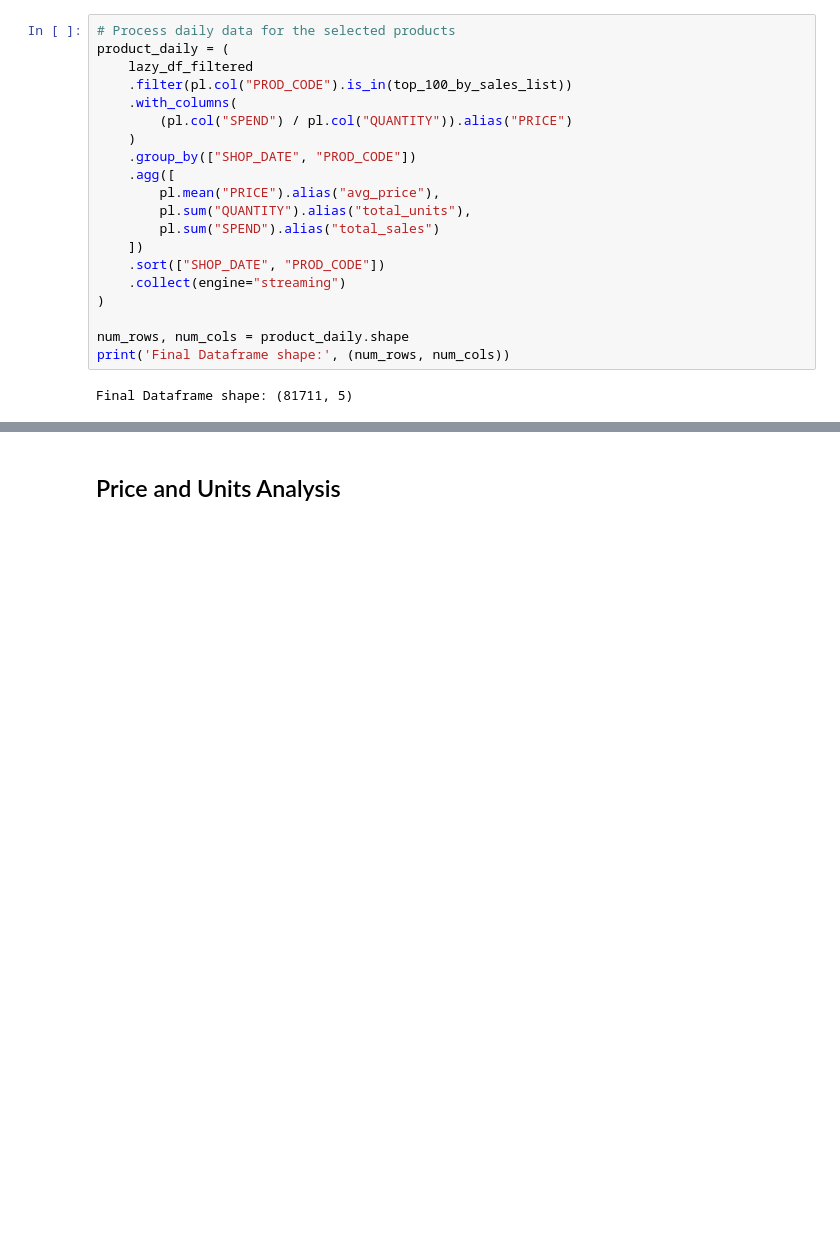
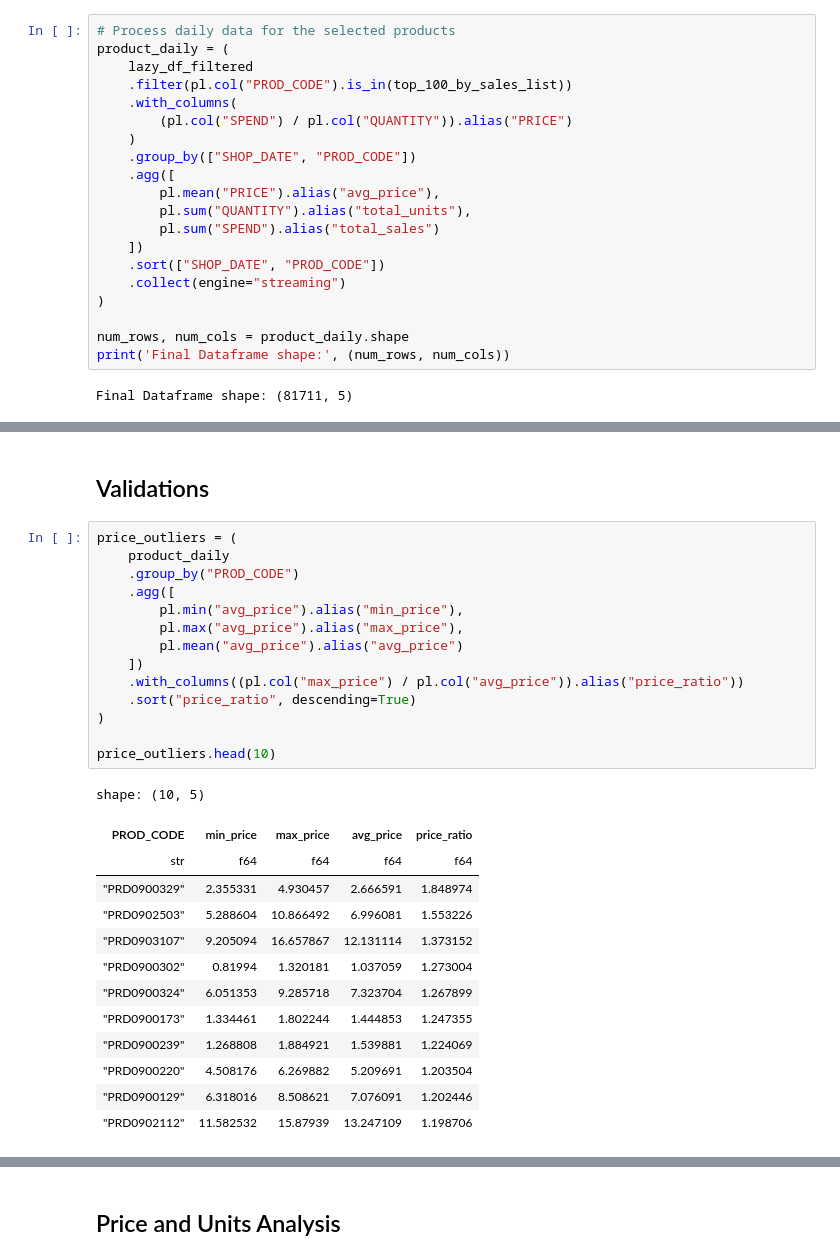
Before and after one commit to w-pinillo/price-opt-rl, a Jupyter notebook: notebooks/01-EDA.ipynb, the cells around one changed output, grey strips where cells are left out. Cells and saved outputs as stored; diff of their text form; blank space fills up the shorter version.

```diff
--- a/notebooks/01-EDA.ipynb
+++ b/notebooks/01-EDA.ipynb
@@ -100,0 +131,30 @@ Final Dataframe shape: (81711, 5)
+# %% [markdown]
+## Validations
+# %%
+price_outliers = (
+    product_daily
+    .group_by("PROD_CODE")
+    .agg([
+        pl.min("avg_price").alias("min_price"),
+        pl.max("avg_price").alias("max_price"),
+        pl.mean("avg_price").alias("avg_price")
+    ])
+    .with_columns((pl.col("max_price") / pl.col("avg_price")).alias("price_ratio"))
+    .sort("price_ratio", descending=True)
+)
+
+price_outliers.head(10)
+# %% [output]
+shape: (10, 5)
+| PROD_CODE | min_price | max_price | avg_price | price_ratio |
+| str | f64 | f64 | f64 | f64 |
+| "PRD0900329" | 2.355331 | 4.930457 | 2.666591 | 1.848974 |
+| "PRD0902503" | 5.288604 | 10.866492 | 6.996081 | 1.553226 |
+| "PRD0903107" | 9.205094 | 16.657867 | 12.131114 | 1.373152 |
+| "PRD0900302" | 0.81994 | 1.320181 | 1.037059 | 1.273004 |
+| "PRD0900324" | 6.051353 | 9.285718 | 7.323704 | 1.267899 |
+| "PRD0900173" | 1.334461 | 1.802244 | 1.444853 | 1.247355 |
+| "PRD0900239" | 1.268808 | 1.884921 | 1.539881 | 1.224069 |
+| "PRD0900220" | 4.508176 | 6.269882 | 5.209691 | 1.203504 |
+| "PRD0900129" | 6.318016 | 8.508621 | 7.076091 | 1.202446 |
+| "PRD0902112" | 11.582532 | 15.87939 | 13.247109 | 1.198706 |
```
Also changed, not shown: parts of 12 cells of this notebook, 10 other files.
